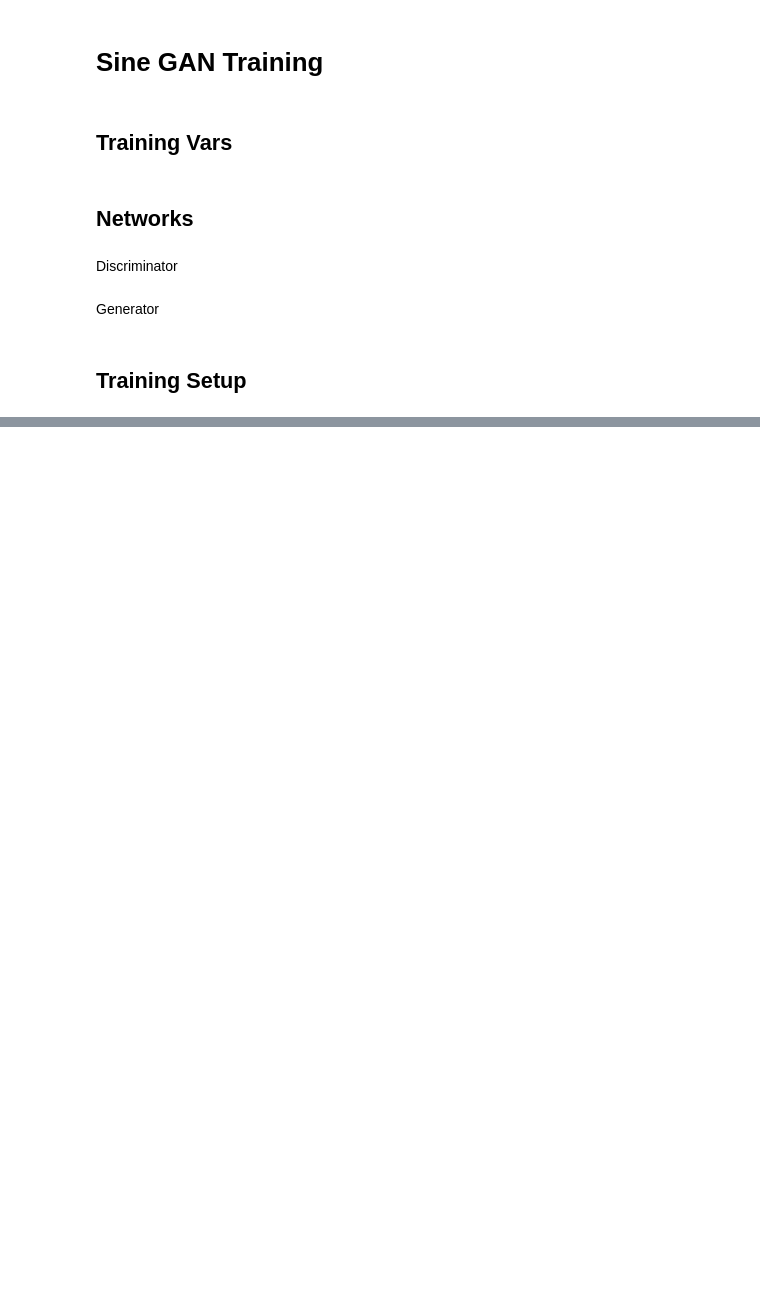
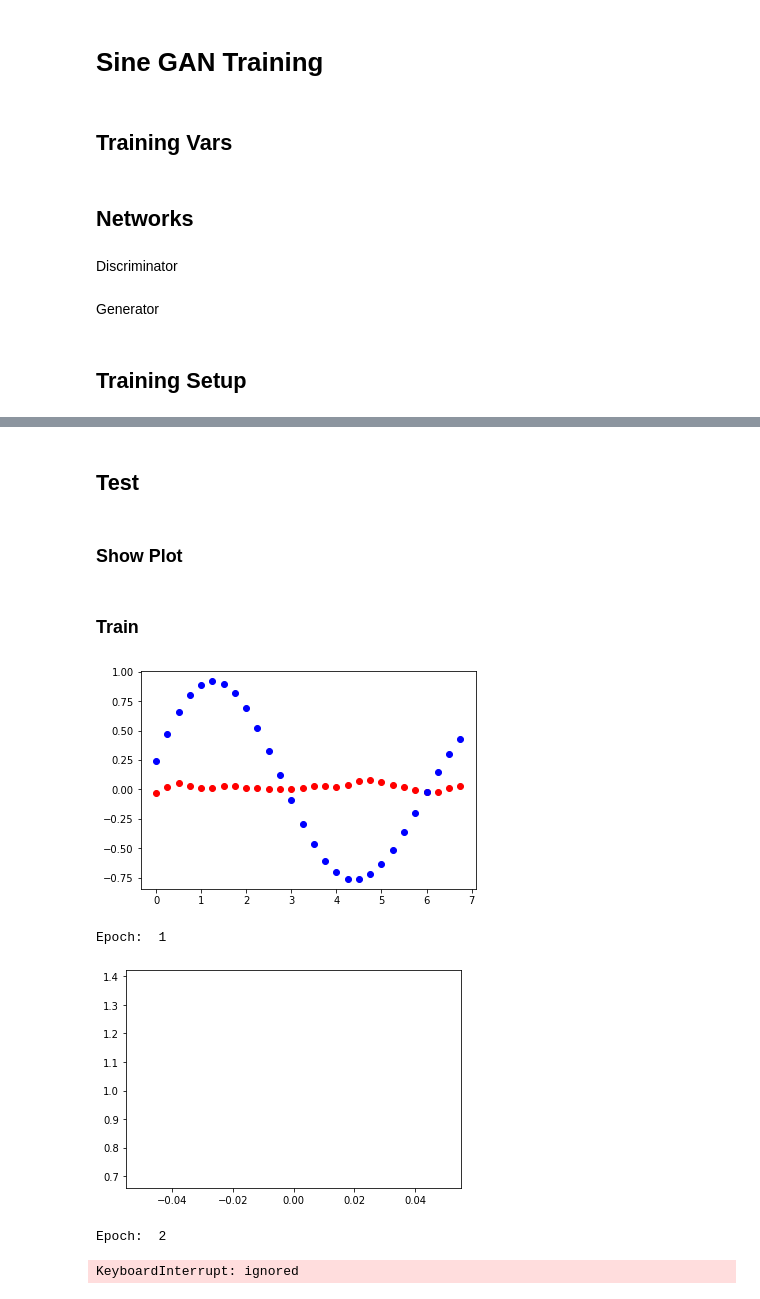
Before and after one commit to JamieCDev20/GAM705, a Jupyter notebook: 705Main.ipynb, the cells around one changed output, grey strips where cells are left out. Cells and saved outputs as stored; diff of their text form; code cells hidden in the pictures; blank space fills up the shorter version.

```diff
--- a/705Main.ipynb
+++ b/705Main.ipynb
@@ -306,8 +269,0 @@ generator = Sequential([
-# %%
-batch = []
-for i in range(100):
-  x = r() * 50
-  if i % 2 == 0:
-    batch.append([x, generator.predict(np.array([x]))[0][0]])
-  else:
-    batch.append([x, Func(x)])
@@ -322,0 +294,13 @@ plt.show()
+# %%
+sinCrossEntropy = tf.keras.losses.BinaryCrossentropy(from_logits=False)
+
+sinGenOp = tf.keras.optimizers.Adam(1e-4)
+sinDiscOp = tf.keras.optimizers.Adam(1e-4)
+
+def SinDiscLossCalculation(_realResults, _fakeResults):
+  fLoss = sinCrossEntropy(tf.zeros_like(_fakeResults), _fakeResults)
+  rLoss = sinCrossEntropy(tf.ones_like(_realResults), _realResults)
+  return fLoss + rLoss
+
+def SinGenLossCalculation(_fakeResults):
+  return sinCrossEntropy(tf.ones_like(_fakeResults), _fakeResults)
@@ -322,0 +363,35 @@ plt.show()
+# %% [markdown]
+## Test
+# %% [markdown]
+### Show Plot
+# %%
+def ShowSinPlot():
+  plt.clf()
+  nums = np.arange(0, 7, 0.25)
+  xD = []
+  yD = []
+  for i in range(nums.shape[0]):
+    xD.append(S(nums[i]))
+    yD.append(C(nums[i]))
+
+  dat = np.stack((xD, yD), axis=1)
+
+  tr = []
+  for i in range(nums.shape[0]):
+    tr.append(S(nums[i] + 0.25))
+
+  plt.scatter(nums, sinGenerator.predict([dat]), c="red")
+  plt.scatter(nums, tr, c="blue")
+  plt.show()
+# %% [markdown]
+### Train
+# %%
+ShowSinPlot()
+Training(40)
+ShowSinPlot()
+# %% [output]
+[figure, added]
+Epoch:  1
+[figure, added]
+Epoch:  2
+KeyboardInterrupt: ignored
```
Also changed, not shown: parts of 33 cells of this notebook.
